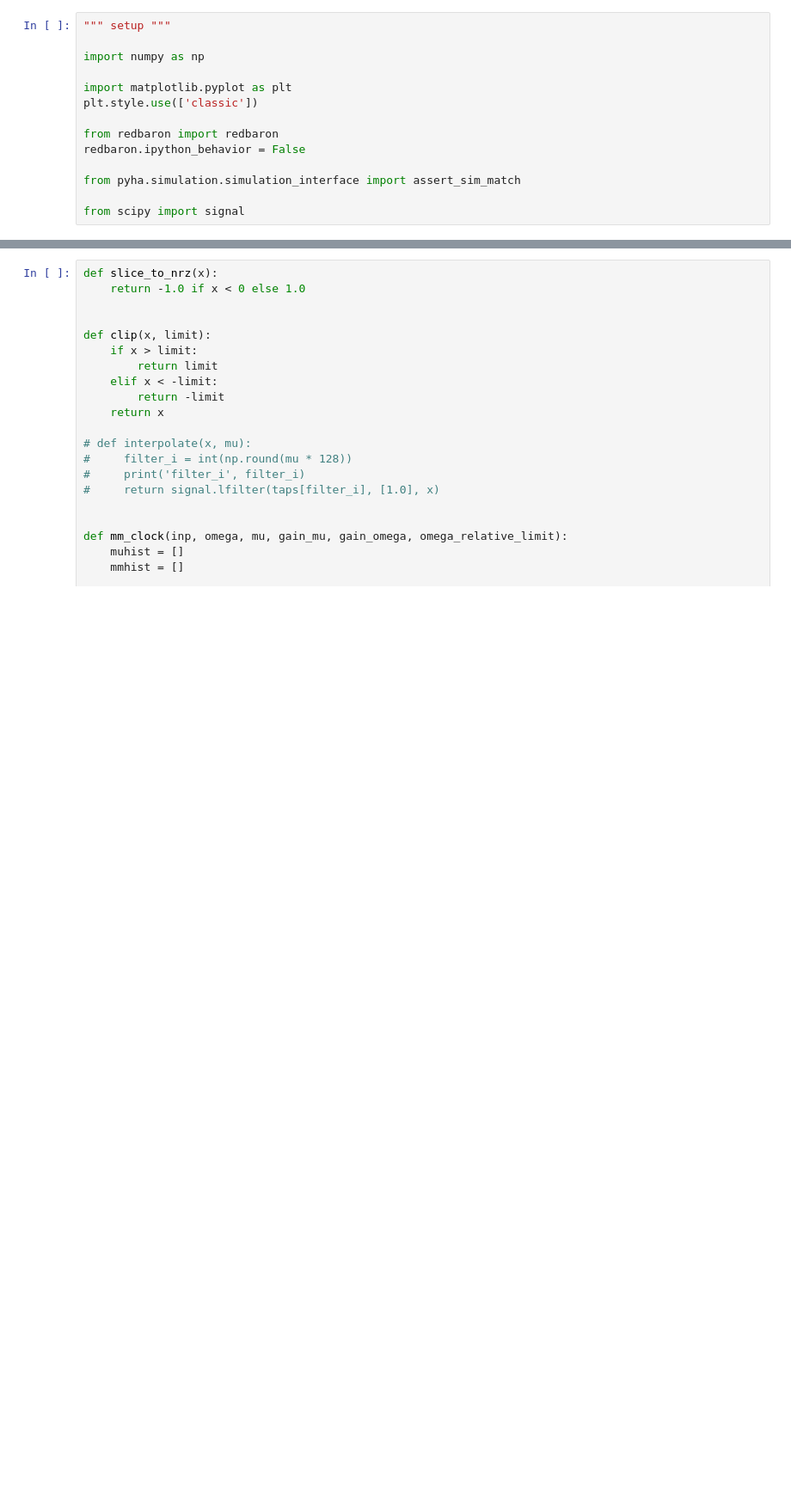
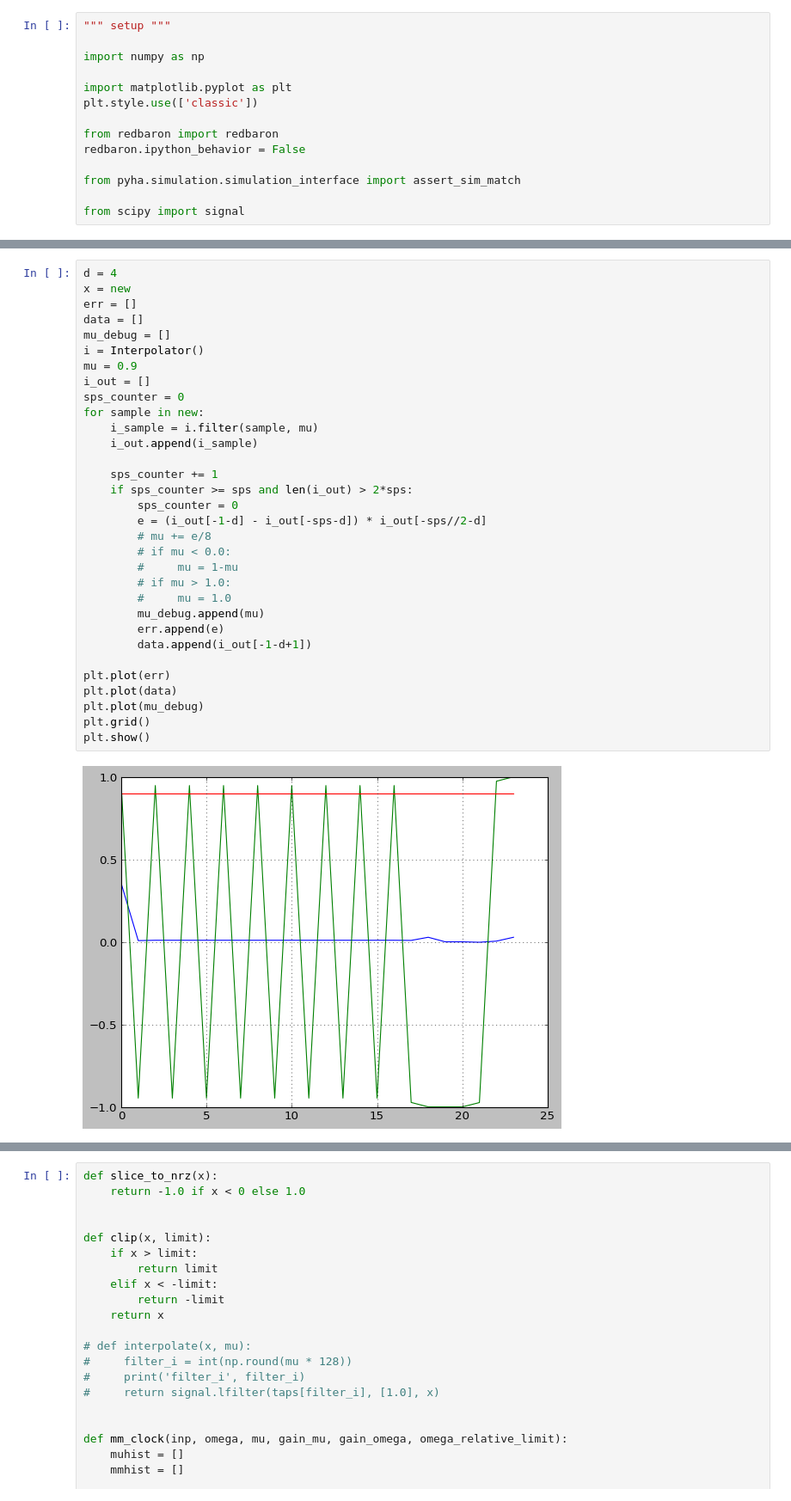
Before and after one commit to gasparka/pyhacores, a Jupyter notebook: pyhacores/under_construction/clock_recovery/doc.ipynb, the cells around one changed output, grey strips where cells are left out. Shown at 86% size. Saved outputs shown, nothing was run; the diff lists cells and outputs as text; blank space fills up the shorter version.

```diff
--- a/pyhacores/under_construction/clock_recovery/doc.ipynb
+++ b/pyhacores/under_construction/clock_recovery/doc.ipynb
@@ -43,3 +40,37 @@ plt.show()
+# %%
+d = 4
+x = new
+err = []
+data = []
+mu_debug = []
+i = Interpolator()
+mu = 0.9
+i_out = []
+sps_counter = 0
+for sample in new:
+    i_sample = i.filter(sample, mu)
+    i_out.append(i_sample)
+
+    sps_counter += 1
+    if sps_counter >= sps and len(i_out) > 2*sps:
+        sps_counter = 0
+        e = (i_out[-1-d] - i_out[-sps-d]) * i_out[-sps//2-d]
+        # mu += e/8
+        # if mu < 0.0:
+        #     mu = 1-mu
+        # if mu > 1.0:
+        #     mu = 1.0
+        mu_debug.append(mu)
+        err.append(e)
+        data.append(i_out[-1-d+1])
+
+plt.plot(err)
+plt.plot(data)
+plt.plot(mu_debug)
+plt.grid()
+plt.show()
+# %% [output]
+[figure, added]
 # %%
 x = new[2:]
 err = []
```
Also changed, not shown: parts of 3 cells of this notebook, 2 other files.
